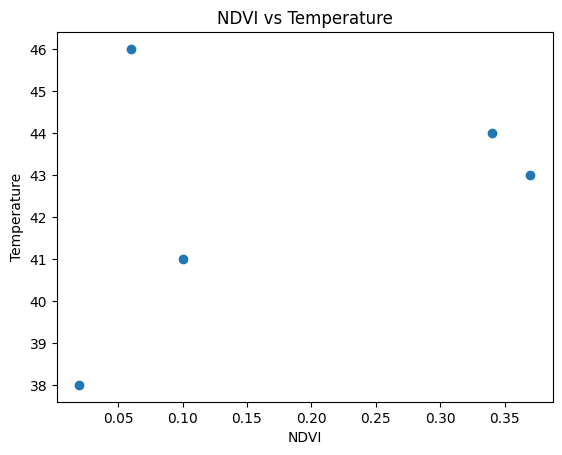
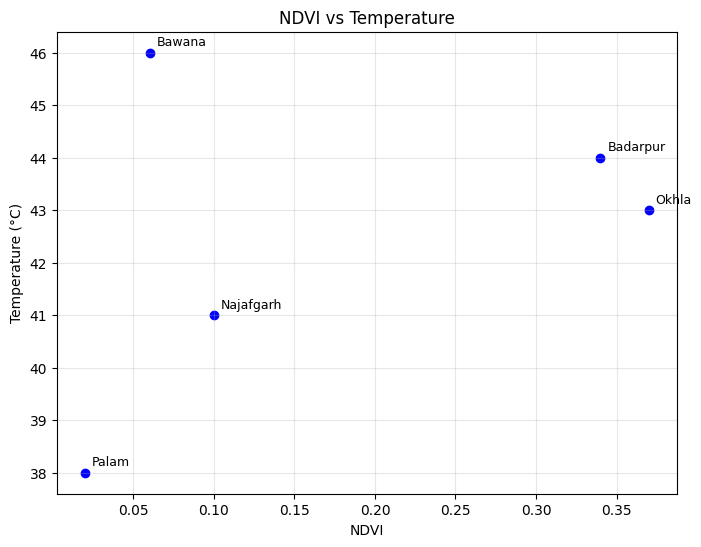
The change to this notebook cell's code, shown as a diff; its figure went from the first image to the second:
--- before
+++ after
@@ -1,9 +1,23 @@
 import matplotlib.pyplot as plt
 
-plt.figure()
-plt.scatter(df["NDVI"], df["Temperature"])
+plt.figure(figsize=(8, 6))
+
+plt.scatter(df["NDVI"], df["Temperature"], color="blue")
+
+# Add location names
+for _, row in df.iterrows():
+    plt.annotate(
+        row["Location"],
+        (row["NDVI"], row["Temperature"]),
+        xytext=(5, 5),           # Shift label slightly from the point
+        textcoords="offset points",
+        fontsize=9
+    )
+
 plt.xlabel("NDVI")
-plt.ylabel("Temperature")
+plt.ylabel("Temperature (°C)")
 plt.title("NDVI vs Temperature")
+
+plt.grid(alpha=0.3)
 
 plt.savefig("graphs/ndvi_vs_temp.png", dpi=300, bbox_inches="tight")

Commit: names of locations added on graph